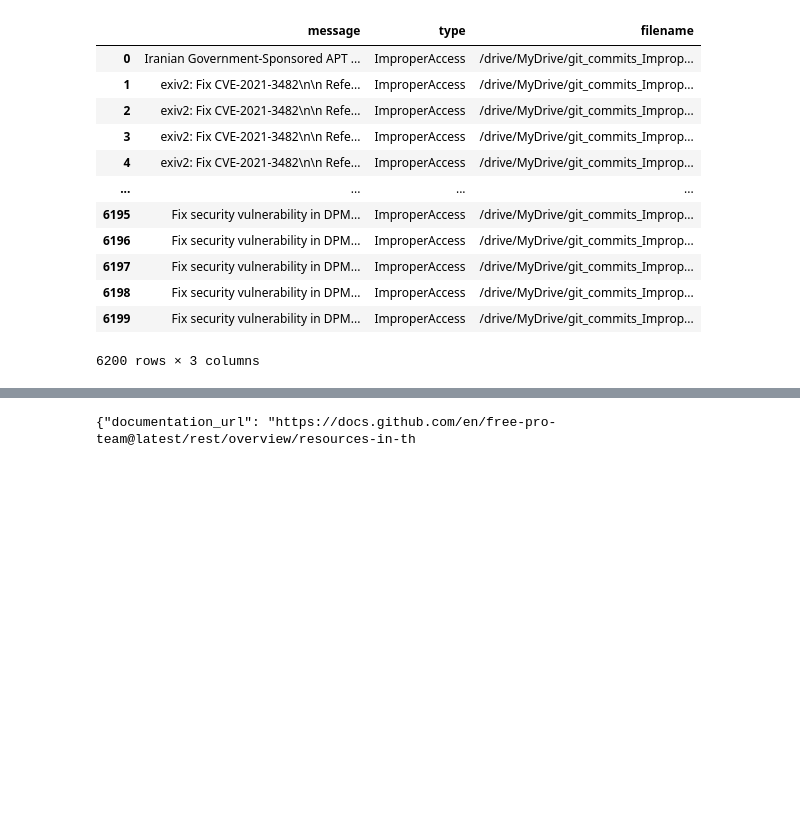
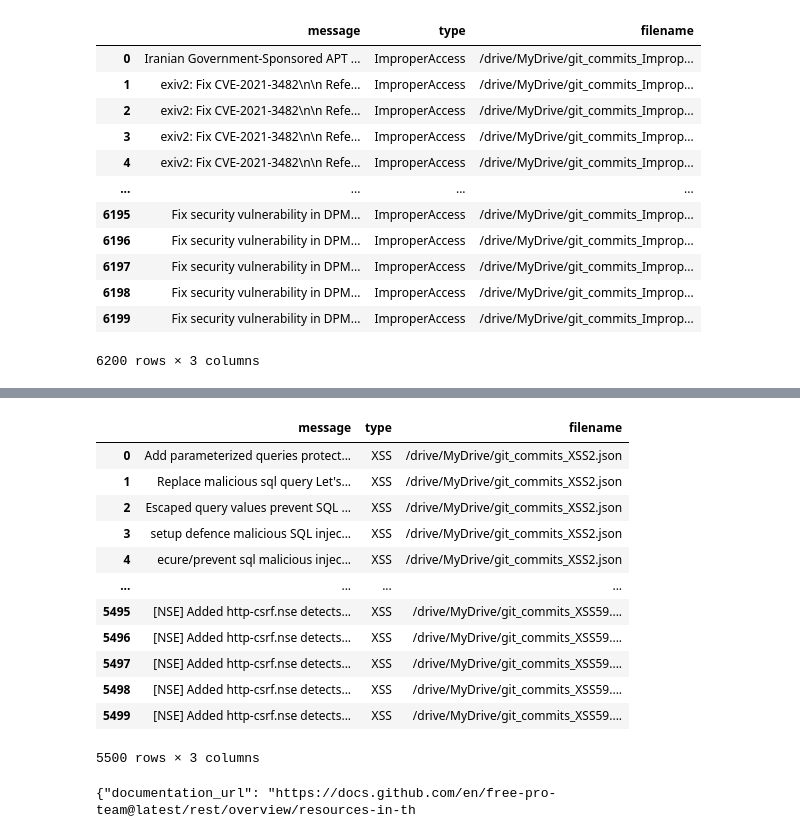
Before and after one commit to tanvi-ap/DEVINSC, a Jupyter notebook: devinsc_V1.ipynb, the cells around one changed output, grey strips where cells are left out. Saved outputs shown, nothing was run; the diff lists cells and outputs as text; code cells hidden in the pictures; blank space fills up the shorter version.

```diff
--- a/devinsc_V1.ipynb
+++ b/devinsc_V1.ipynb
@@ -287,3 +264,19 @@ data_frame_ia
+# %%
+data_frame_xss
+# %% [output]
+|  | message | type | filename |
+| 0 | Add parameterized queries protect... | XSS | /drive/MyDrive/git_commits_XSS2.json |
+| 1 | Replace malicious sql query Let's... | XSS | /drive/MyDrive/git_commits_XSS2.json |
+| 2 | Escaped query values prevent SQL ... | XSS | /drive/MyDrive/git_commits_XSS2.json |
+| 3 | setup defence malicious SQL injec... | XSS | /drive/MyDrive/git_commits_XSS2.json |
+| 4 | ecure/prevent sql malicious injec... | XSS | /drive/MyDrive/git_commits_XSS2.json |
+| ... | ... | ... | ... |
+| 5495 | [NSE] Added http-csrf.nse detects... | XSS | /drive/MyDrive/git_commits_XSS59.... |
+| 5496 | [NSE] Added http-csrf.nse detects... | XSS | /drive/MyDrive/git_commits_XSS59.... |
+| 5497 | [NSE] Added http-csrf.nse detects... | XSS | /drive/MyDrive/git_commits_XSS59.... |
+| 5498 | [NSE] Added http-csrf.nse detects... | XSS | /drive/MyDrive/git_commits_XSS59.... |
+| 5499 | [NSE] Added http-csrf.nse detects... | XSS | /drive/MyDrive/git_commits_XSS59.... |
+5500 rows × 3 columns
 # %%
 from transformers import AutoTokenizer, AutoModelForSequenceClassification
 import torch
```
Also changed, not shown: parts of 9 cells of this notebook.
